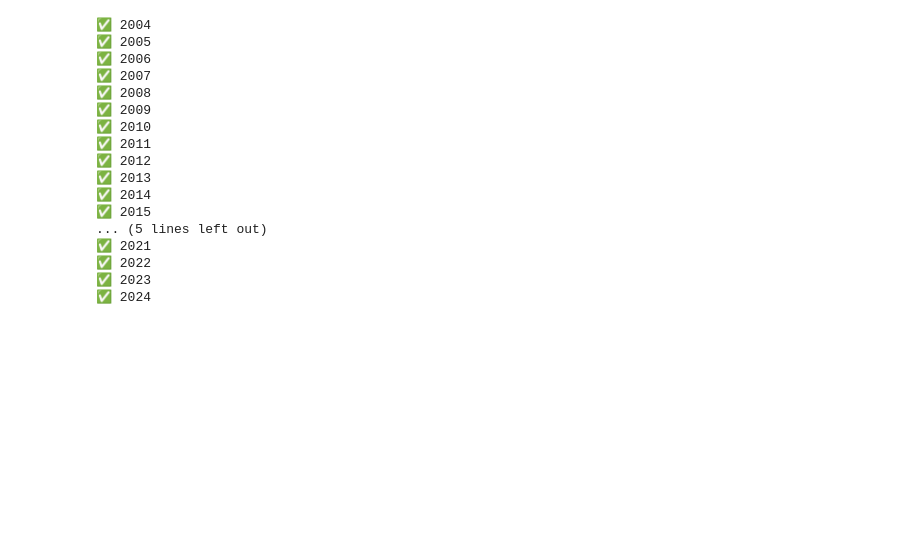
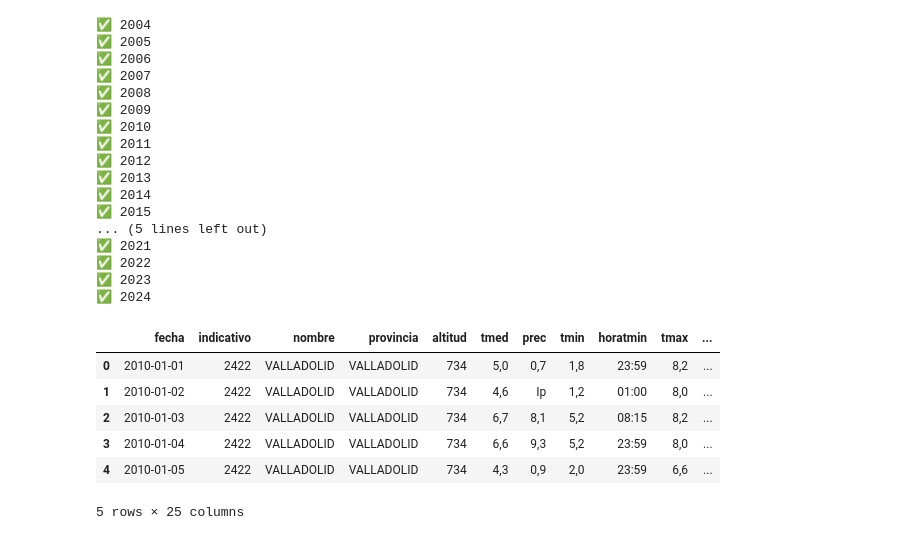
Before and after one commit to RosaSierr0609/Impacto-del-clima-en-la-agricultura-, a Jupyter notebook: proyecto_agricultura.ipynb, the cells around one changed output. Saved outputs shown, nothing was run; the diff lists cells and outputs as text; code cells hidden in the pictures; blank space fills up the shorter version.

Commit message:
Creación de nueva tabla de clima
Más consultas a la API de la AEMET para seguir creando tablas de clima con las que poder trabajar después

```diff
--- a/proyecto_agricultura.ipynb
+++ b/proyecto_agricultura.ipynb
@@ -220,3 +221,28 @@ for anio in range(2004, 2025):
 ✅ 2022
 ✅ 2023
 ✅ 2024
+# %%
+#Unión de todos los .JSON para crear la tabla de clima de Valladolid
+
+ruta = Path("data/AEMET/valladolid")
+dfs = []
+
+for archivo in ruta.glob("*.json"):
+
+    df = pd.read_json(archivo)
+    dfs.append(df)
+
+clima_valladolid = pd.concat(
+    dfs,
+    ignore_index=True
+)
+
+clima_valladolid.head()
+# %% [output]
+|  | fecha | indicativo | nombre | provincia | altitud | tmed | prec | tmin | horatmin | tmax | ... |
+| 0 | 2010-01-01 | 2422 | VALLADOLID | VALLADOLID | 734 | 5,0 | 0,7 | 1,8 | 23:59 | 8,2 | ... |
+| 1 | 2010-01-02 | 2422 | VALLADOLID | VALLADOLID | 734 | 4,6 | Ip | 1,2 | 01:00 | 8,0 | ... |
+| 2 | 2010-01-03 | 2422 | VALLADOLID | VALLADOLID | 734 | 6,7 | 8,1 | 5,2 | 08:15 | 8,2 | ... |
+| 3 | 2010-01-04 | 2422 | VALLADOLID | VALLADOLID | 734 | 6,6 | 9,3 | 5,2 | 23:59 | 8,0 | ... |
+| 4 | 2010-01-05 | 2422 | VALLADOLID | VALLADOLID | 734 | 4,3 | 0,9 | 2,0 | 23:59 | 6,6 | ... |
+5 rows × 25 columns
```
Also changed, not shown: parts of 12 cells of this notebook, 48 other files.
